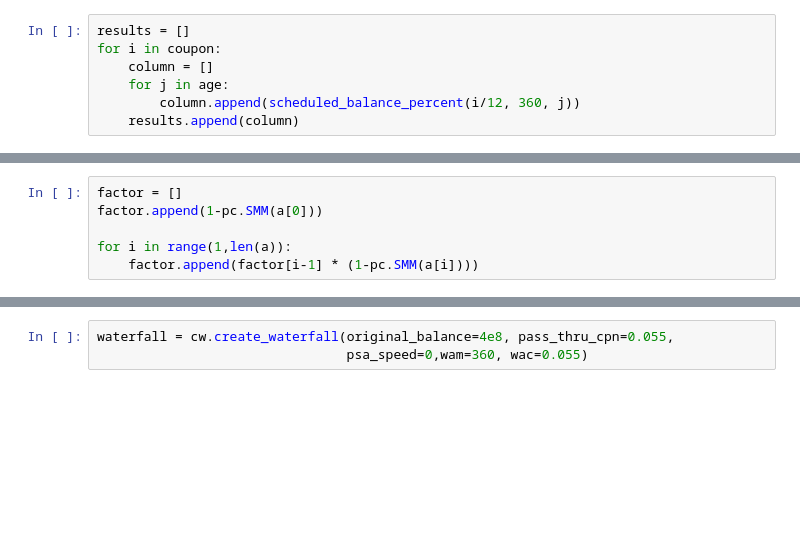
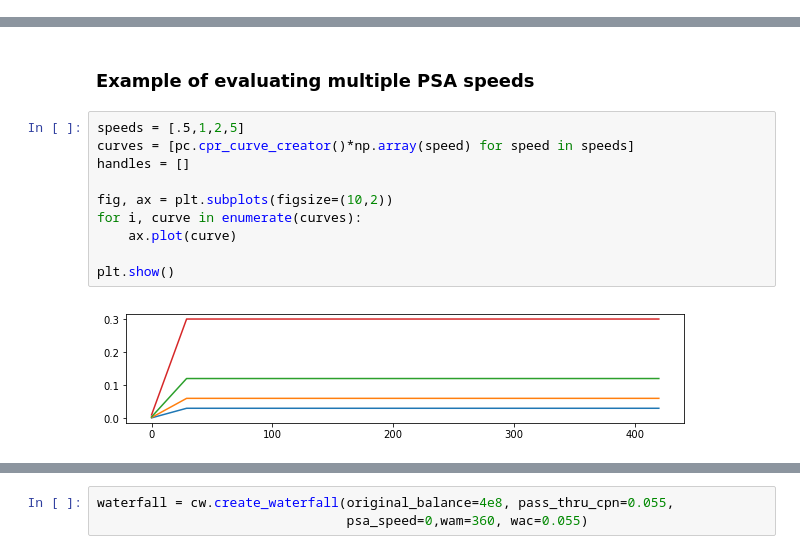
Before and after one commit to abehrman/zeusRMBS, a Jupyter notebook: zeusRMBS sandbox.ipynb, the cells around one changed output, grey strips where cells are left out. Drawn from its saved outputs; the diff is of its cells as text; blank space fills up the shorter version.

```diff
--- a/zeusRMBS sandbox.ipynb
+++ b/zeusRMBS sandbox.ipynb
@@ -113,7 +0,0 @@ age = list([60,120,180,240,300,359])
-# %%
-results = []
-for i in coupon:
-    column = []
-    for j in age:
-        column.append(scheduled_balance_percent(i/12, 360, j))
-    results.append(column)
@@ -184,6 +0,0 @@ a=pc.cpr_curve_creator()
-# %%
-factor = []
-factor.append(1-pc.SMM(a[0]))
-
-for i in range(1,len(a)):
-    factor.append(factor[i-1] * (1-pc.SMM(a[i])))
@@ -193,0 +50,14 @@ sched.head()
+# %% [markdown]
+### Example of evaluating multiple PSA speeds
+# %%
+speeds = [.5,1,2,5]
+curves = [pc.cpr_curve_creator()*np.array(speed) for speed in speeds]
+handles = []
+
+fig, ax = plt.subplots(figsize=(10,2))
+for i, curve in enumerate(curves):
+    ax.plot(curve)
+
+plt.show()
+# %% [output]
+[figure, added]
```
Also changed, not shown: parts of 149 cells of this notebook, 12 other files.
